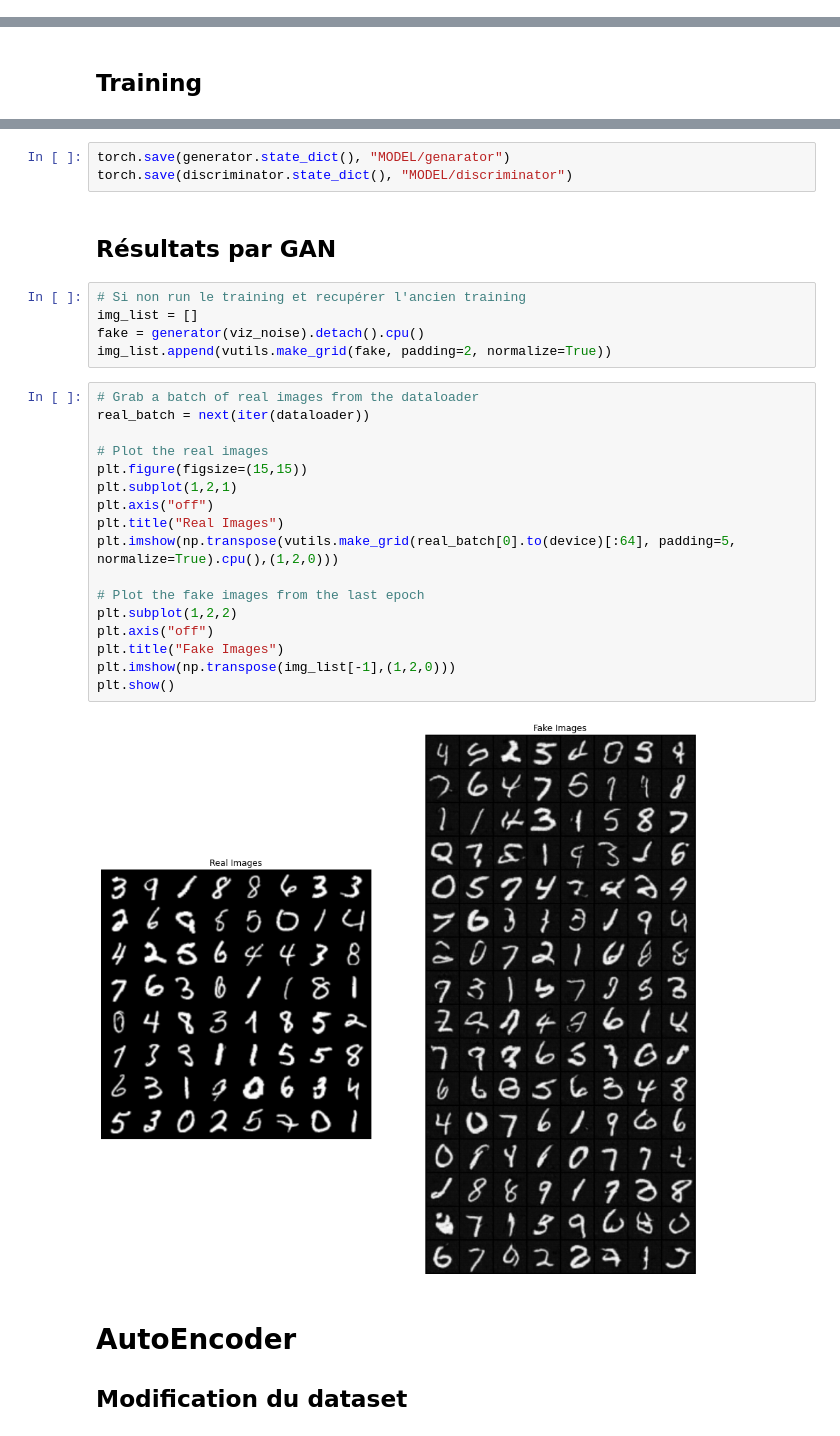
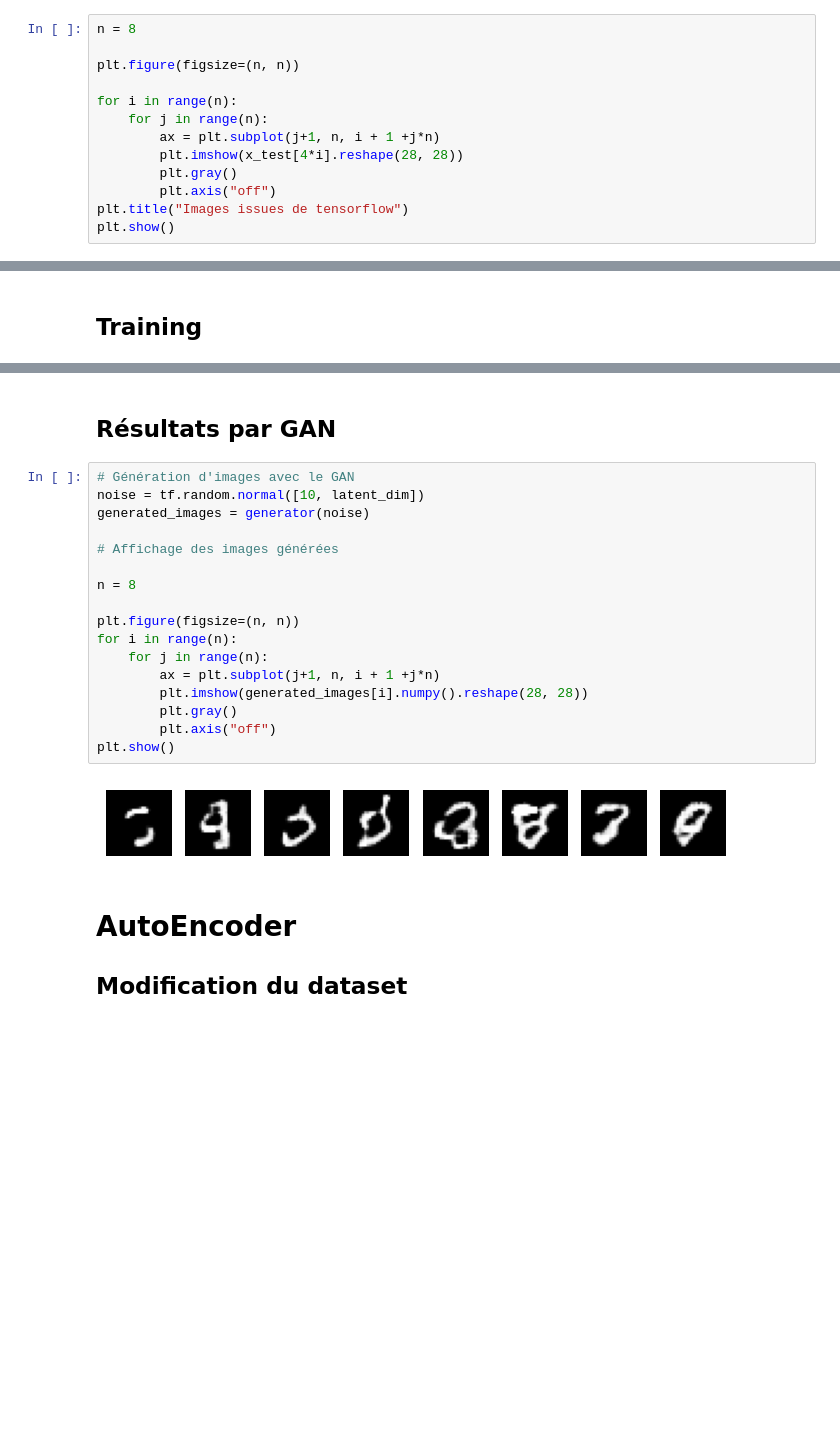
Before and after one commit to MiLKleia/ReseauNeuroneProjetM1, a Jupyter notebook: Projet.ipynb, the cells around one changed output, grey strips where cells are left out. Saved outputs shown, nothing was run; the diff lists cells and outputs as text; blank space fills up the shorter version.

```diff
--- a/Projet.ipynb
+++ b/Projet.ipynb
@@ -72,0 +98,13 @@ plt.imshow(np.transpose(vutils.make_grid(real_batch[0].to(device)[:64], padding=
+# %%
+n = 8
+
+plt.figure(figsize=(n, n))
+
+for i in range(n):
+    for j in range(n):
+        ax = plt.subplot(j+1, n, i + 1 +j*n)
+        plt.imshow(x_test[4*i].reshape(28, 28))
+        plt.gray()
+        plt.axis("off")
+plt.title("Images issues de tensorflow")
+plt.show()
@@ -282,32 +187,24 @@ Starting Training Loop...
-# %%
-torch.save(generator.state_dict(), "MODEL/genarator")
-torch.save(discriminator.state_dict(), "MODEL/discriminator")
 # %% [markdown]
 ## Résultats par GAN
-# %%
-# Si non run le training et recupérer l'ancien training
-img_list = []
-fake = generator(viz_noise).detach().cpu()
-img_list.append(vutils.make_grid(fake, padding=2, normalize=True))
 # %%
-# Grab a batch of real images from the dataloader
-real_batch = next(iter(dataloader))
+# Génération d'images avec le GAN
+noise = tf.random.normal([10, latent_dim])
+generated_images = generator(noise)
 
-# Plot the real images
-plt.figure(figsize=(15,15))
-plt.subplot(1,2,1)
-plt.axis("off")
-plt.title("Real Images")
-plt.imshow(np.transpose(vutils.make_grid(real_batch[0].to(device)[:64], padding=5, normalize=True).cpu(),(1,2,0)))
+# Affichage des images générées
 
-# Plot the fake images from the last epoch
-plt.subplot(1,2,2)
-plt.axis("off")
-plt.title("Fake Images")
-plt.imshow(np.transpose(img_list[-1],(1,2,0)))
+n = 8
+
+plt.figure(figsize=(n, n))
+for i in range(n):
+    for j in range(n):
+        ax = plt.subplot(j+1, n, i + 1 +j*n)
+        plt.imshow(generated_images[i].numpy().reshape(28, 28))
+        plt.gray()
+        plt.axis("off")
 plt.show()
 # %% [output]
-[figure, old version]
+[figure, new version]
 # %% [markdown]
 # AutoEncoder
 ## Modification du dataset
```
Also changed, not shown: parts of 12 cells of this notebook, 2 other files.
